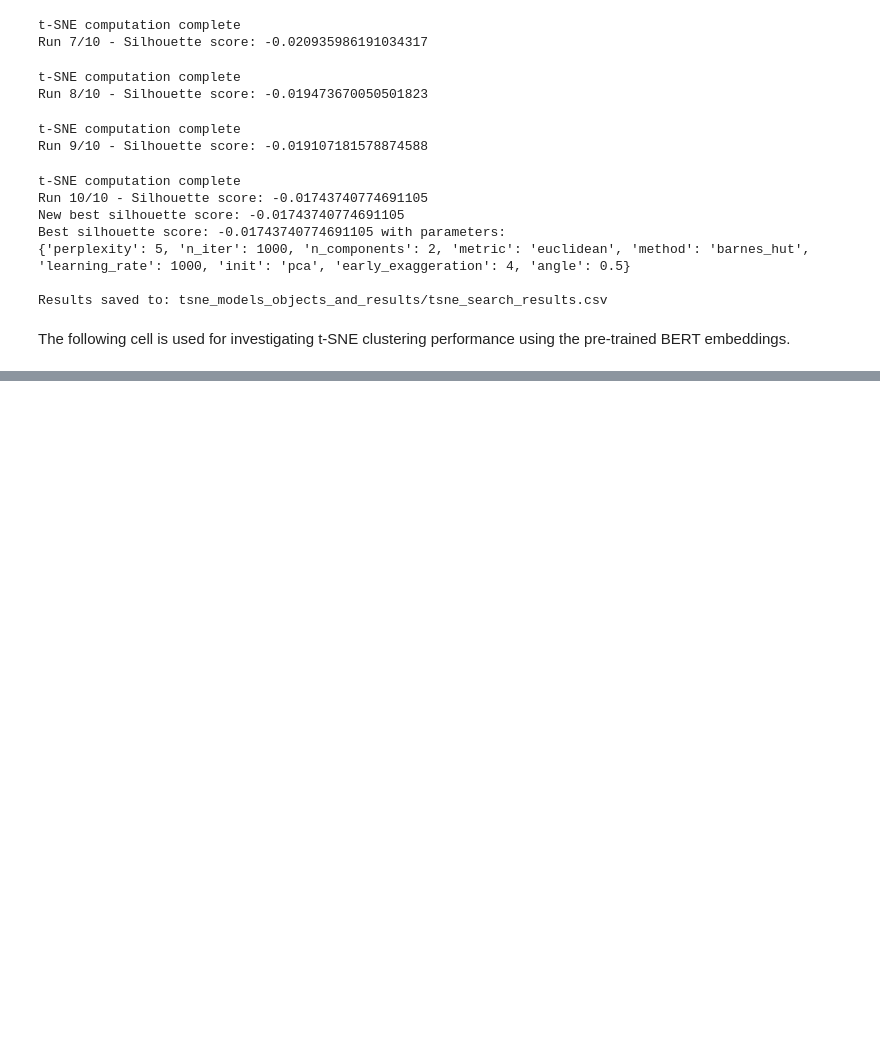
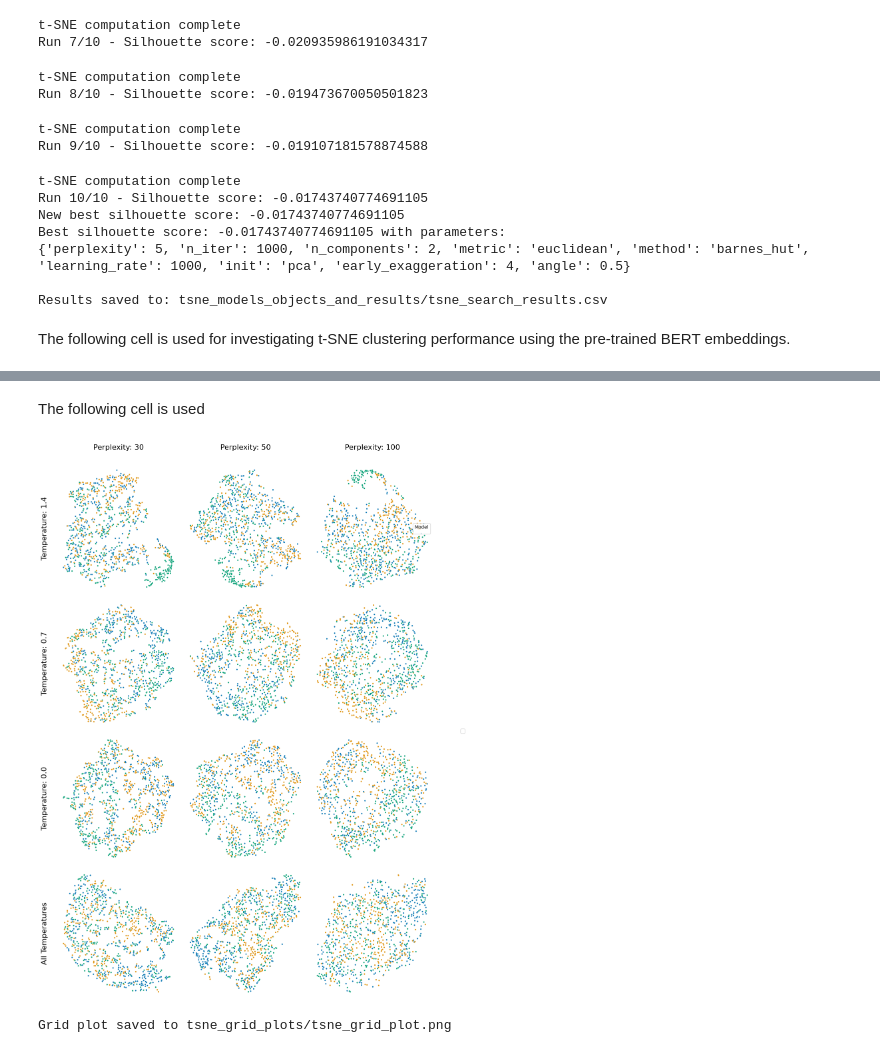
Before and after one commit to aa-dank/x-domain-llm-classification, a Jupyter notebook: misinfo_tsne.ipynb, the cells around one changed output, grey strips where cells are left out. Drawn from its saved outputs; the diff is of its cells as text; code cells hidden in the pictures; blank space fills up the shorter version.

```diff
--- a/misinfo_tsne.ipynb
+++ b/misinfo_tsne.ipynb
@@ -156,0 +158,27 @@ Silhouette score: -0.02360023930668831
+# %% [markdown]
+The following cell is used
+# %%
+import importlib
+importlib.reload(misinfo_tsne)
+from misinfo_tsne import TsneGridPlotter
+
+raw_data_path = "final_data.csv"
+embeds_path = "models_and_objects/cls_emb.pkl"
+features_embeds_path = "models_and_objects/feature_vectors.pkl"
+model_path_template = "models_and_objects/temp_{}_models.pth"
+
+
+plotter = TsneGridPlotter(
+    raw_data_path=raw_data_path,
+    embeds_path=embeds_path,
+    features_embeds_path=features_embeds_path,
+    model_path_template=model_path_template,
+    output_dir="tsne_grid_plots",
+    random_state=42
+)
+
+
+plotter.create_grid_plot()
+# %% [output]
+[figure, added]
+Grid plot saved to tsne_grid_plots/tsne_grid_plot.png
```
Also changed, not shown: parts of 1 cell of this notebook, 4 other files.
